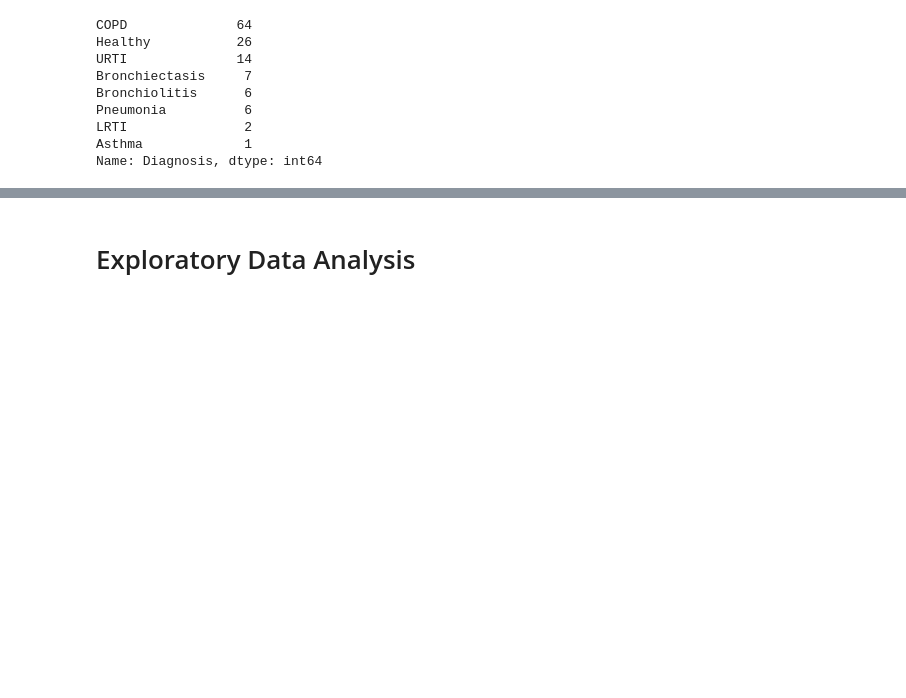
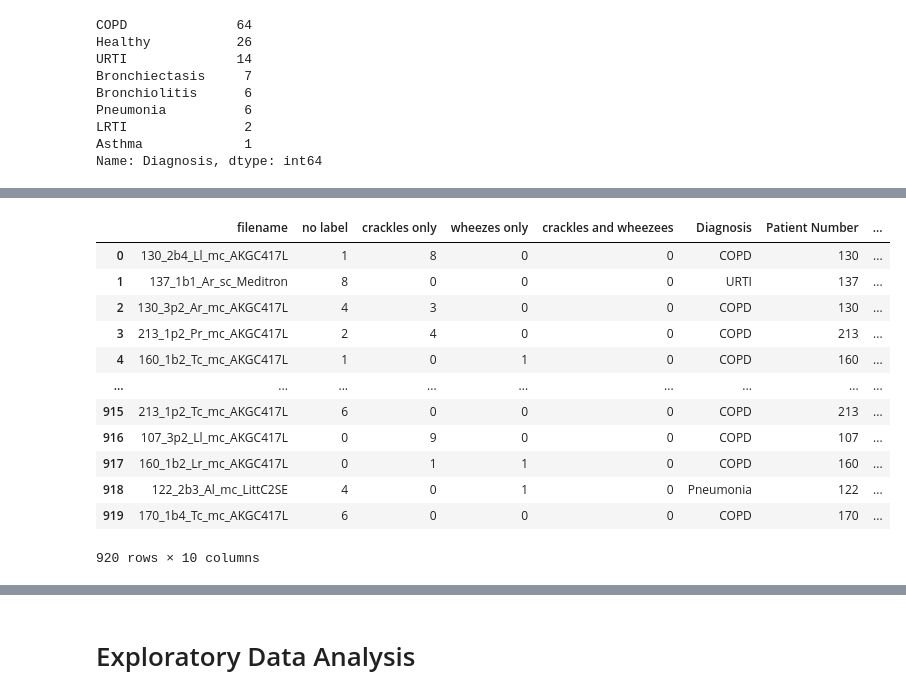
Before and after one commit to DaffRazan/Lunion, a Jupyter notebook: Machine Learning/Deep Learning pendeteksi penyakit paru.ipynb, the cells around one changed output, grey strips where cells are left out. Saved outputs shown, nothing was run; the diff lists cells and outputs as text; code cells hidden in the pictures; blank space fills up the shorter version.

```diff
--- a/Machine Learning/Deep Learning pendeteksi penyakit paru.ipynb
+++ b/Machine Learning/Deep Learning pendeteksi penyakit paru.ipynb
@@ -115,0 +160,39 @@ file_label_df = pd.DataFrame(data = {'filename':filename_list, 'no label':no_lab
+# %%
+# adding columns in file_label_df
+diagnosis = []
+patient_number = []
+recording_index = []
+chest_location = []
+acquisition_mode = []
+recording_equipment = []
+
+for i in range(len(file_label_df['filename'])):
+  info = file_label_df['filename'][i].split('_')
+  patient_id, recording_idx, chest_loc, acq_mode, equipment = info
+  diagnosis.append(df['Diagnosis'][int(patient_id) - 101])
+  patient_number.append(patient_id)
+  recording_index.append(recording_idx)
+  chest_location.append(chest_loc)
+  acquisition_mode.append(acq_mode)
+  recording_equipment.append(equipment)
+
+file_label_df['Diagnosis'] = diagnosis
+file_label_df['Patient Number'] = patient_number
+file_label_df['Chest Location'] = chest_location
+file_label_df['Acquisition Mode'] = acquisition_mode
+file_label_df['Recording Equipment'] = recording_equipment
+file_label_df
+# %% [output]
+|  | filename | no label | crackles only | wheezes only | crackles and wheezees | Diagnosis | Patient Number | ... |
+| 0 | 130_2b4_Ll_mc_AKGC417L | 1 | 8 | 0 | 0 | COPD | 130 | ... |
+| 1 | 137_1b1_Ar_sc_Meditron | 8 | 0 | 0 | 0 | URTI | 137 | ... |
+| 2 | 130_3p2_Ar_mc_AKGC417L | 4 | 3 | 0 | 0 | COPD | 130 | ... |
+| 3 | 213_1p2_Pr_mc_AKGC417L | 2 | 4 | 0 | 0 | COPD | 213 | ... |
+| 4 | 160_1b2_Tc_mc_AKGC417L | 1 | 0 | 1 | 0 | COPD | 160 | ... |
+| ... | ... | ... | ... | ... | ... | ... | ... | ... |
+| 915 | 213_1p2_Tc_mc_AKGC417L | 6 | 0 | 0 | 0 | COPD | 213 | ... |
+| 916 | 107_3p2_Ll_mc_AKGC417L | 0 | 9 | 0 | 0 | COPD | 107 | ... |
+| 917 | 160_1b2_Lr_mc_AKGC417L | 0 | 1 | 1 | 0 | COPD | 160 | ... |
+| 918 | 122_2b3_Al_mc_LittC2SE | 4 | 0 | 1 | 0 | Pneumonia | 122 | ... |
+| 919 | 170_1b4_Tc_mc_AKGC417L | 6 | 0 | 0 | 0 | COPD | 170 | ... |
+920 rows × 10 columns
```
Also changed, not shown: parts of 35 cells of this notebook.
